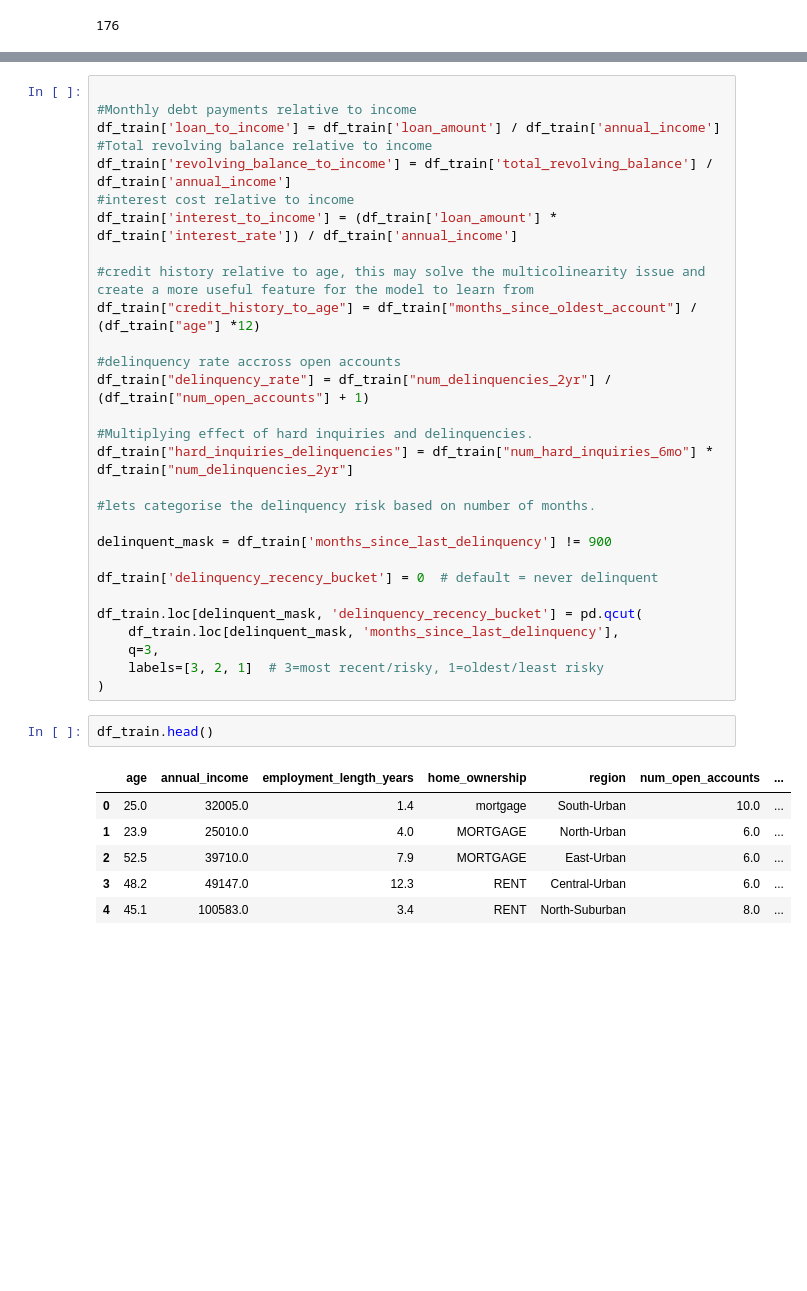
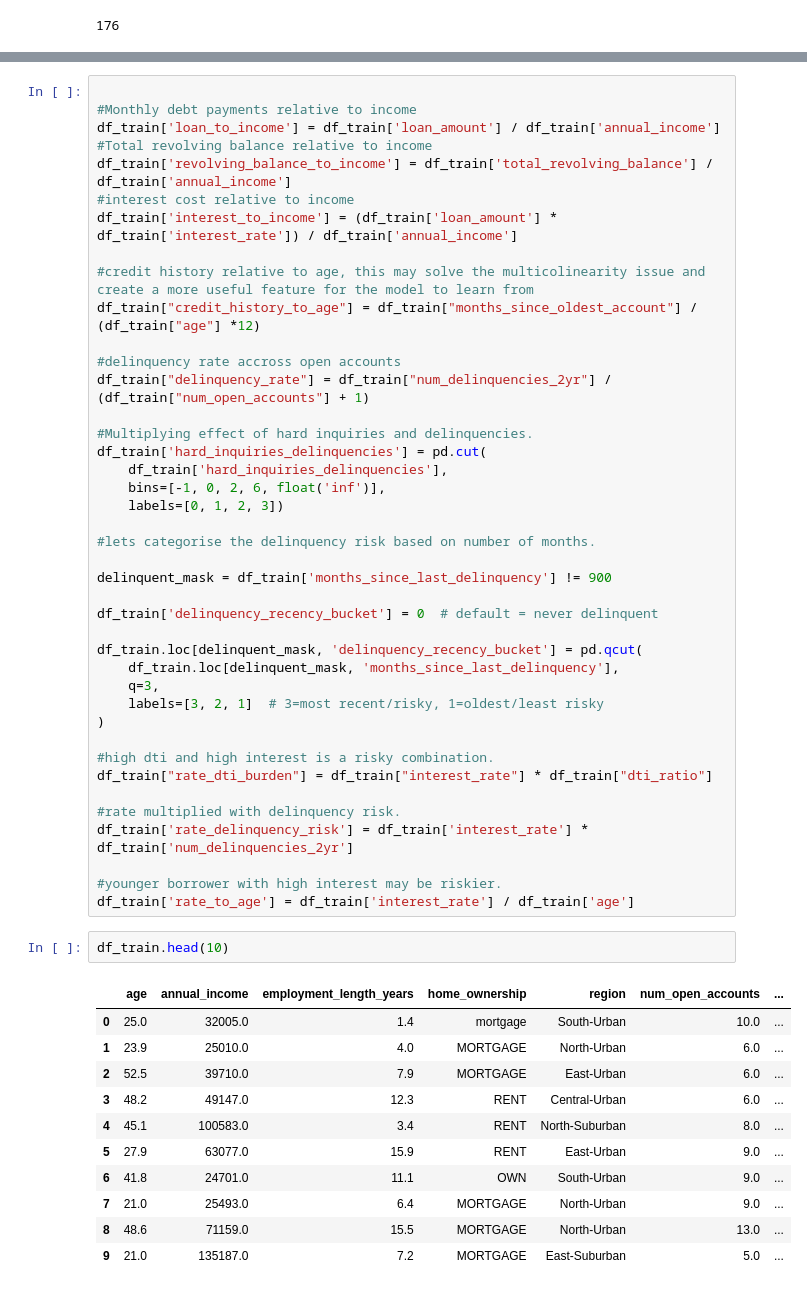
Before and after one commit to mphomutchinya/Robust-interactive-credit-model, a Jupyter notebook: notebooks/feature_engineering.ipynb, the cells around one changed output, grey strips where cells are left out. Drawn from its saved outputs; the diff is of its cells as text; blank space fills up the shorter version.

```diff
--- a/notebooks/feature_engineering.ipynb
+++ b/notebooks/feature_engineering.ipynb
@@ -58,7 +83,10 @@ df_train["credit_history_to_age"] = df_train["months_since_oldest_account"] / (d
 df_train["delinquency_rate"] = df_train["num_delinquencies_2yr"] / (df_train["num_open_accounts"] + 1)
 
 #Multiplying effect of hard inquiries and delinquencies.
-df_train["hard_inquiries_delinquencies"] = df_train["num_hard_inquiries_6mo"] * df_train["num_delinquencies_2yr"]
+df_train['hard_inquiries_delinquencies'] = pd.cut(
+    df_train['hard_inquiries_delinquencies'],
+    bins=[-1, 0, 2, 6, float('inf')],
+    labels=[0, 1, 2, 3])
 
 #lets categorise the delinquency risk based on number of months.
 
@@ -71,12 +99,26 @@ df_train.loc[delinquent_mask, 'delinquency_recency_bucket'] = pd.qcut(
     q=3,
     labels=[3, 2, 1]  # 3=most recent/risky, 1=oldest/least risky
 )
+
+#high dti and high interest is a risky combination.
+df_train["rate_dti_burden"] = df_train["interest_rate"] * df_train["dti_ratio"]
+
+#rate multiplied with delinquency risk.
+df_train['rate_delinquency_risk'] = df_train['interest_rate'] * df_train['num_delinquencies_2yr']
+
+#younger borrower with high interest may be riskier.
+df_train['rate_to_age'] = df_train['interest_rate'] / df_train['age']
 # %%
-df_train.head()
+df_train.head(10)
 # %% [output]
 |  | age | annual_income | employment_length_years | home_ownership | region | num_open_accounts | ... |
 | 0 | 25.0 | 32005.0 | 1.4 | mortgage | South-Urban | 10.0 | ... |
 | 1 | 23.9 | 25010.0 | 4.0 | MORTGAGE | North-Urban | 6.0 | ... |
 | 2 | 52.5 | 39710.0 | 7.9 | MORTGAGE | East-Urban | 6.0 | ... |
 | 3 | 48.2 | 49147.0 | 12.3 | RENT | Central-Urban | 6.0 | ... |
 | 4 | 45.1 | 100583.0 | 3.4 | RENT | North-Suburban | 8.0 | ... |
+| 5 | 27.9 | 63077.0 | 15.9 | RENT | East-Urban | 9.0 | ... |
+| 6 | 41.8 | 24701.0 | 11.1 | OWN | South-Urban | 9.0 | ... |
+| 7 | 21.0 | 25493.0 | 6.4 | MORTGAGE | North-Urban | 9.0 | ... |
+| 8 | 48.6 | 71159.0 | 15.5 | MORTGAGE | North-Urban | 13.0 | ... |
+| 9 | 21.0 | 135187.0 | 7.2 | MORTGAGE | East-Suburban | 5.0 | ... |
```
Also changed, not shown: parts of 3 cells of this notebook, 2 other files.
